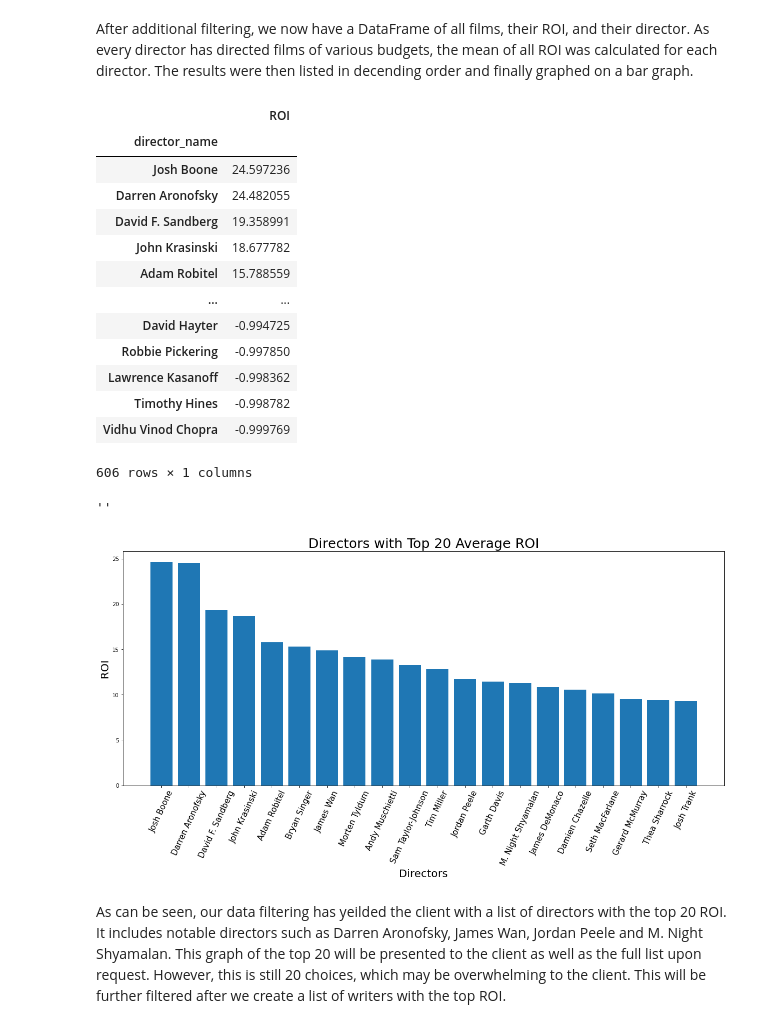
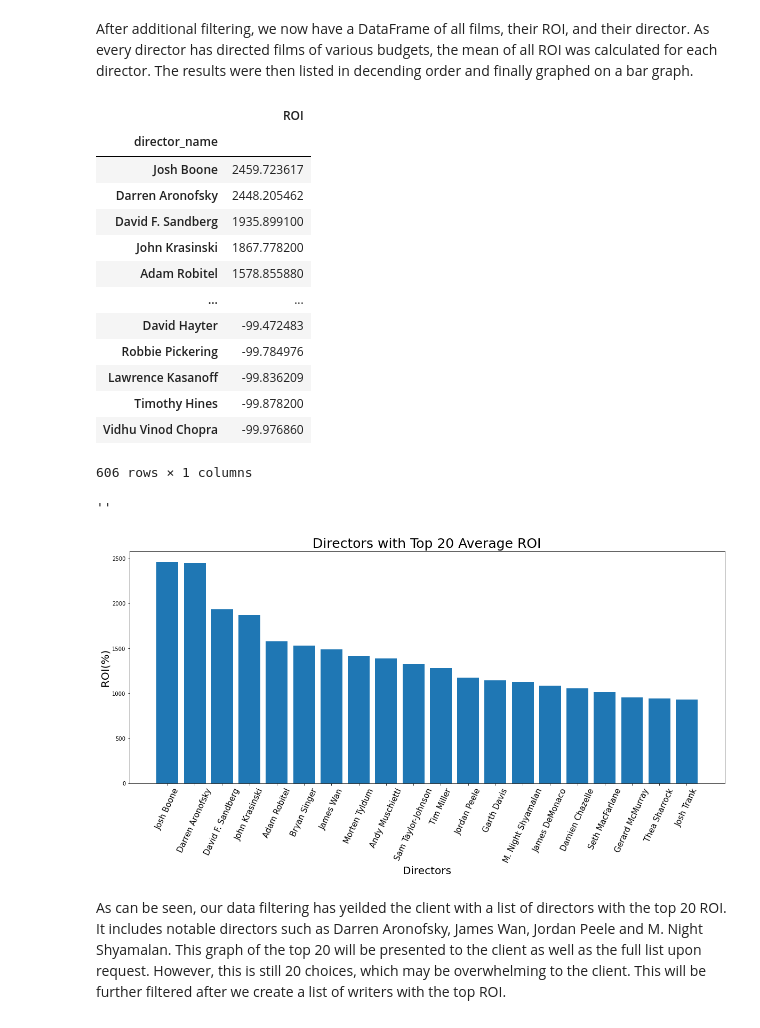
Before and after one commit to soohojp/Phase-1-Project-Best-Team-, a Jupyter notebook: goal_2_nick_w.ipynb, the cells around one changed output. Drawn from its saved outputs; the diff is of its cells as text; code cells hidden in the pictures.

```diff
--- a/goal_2_nick_w.ipynb
+++ b/goal_2_nick_w.ipynb
@@ -25,7 +25,7 @@ tn_movie["worldwide_gross"]=tn_movie["worldwide_gross"].map(lambda x: int(x.repl
 
 
 #Add ROI column - defined as (worldwide_gross - budget)/(worldwide_gross)
-tn_movie["ROI"]= (tn_movie["worldwide_gross"]- tn_movie["production_budget"])/    \
+tn_movie["ROI"]= 100*(tn_movie["worldwide_gross"]- tn_movie["production_budget"])/    \
          tn_movie["production_budget"]
 
 #Add start year as int column
@@ -120,36 +165,36 @@ d_roi
 # %% [output]
 |  | ROI |
 | director_name |  |
-| Josh Boone | 24.597236 |
-| Darren Aronofsky | 24.482055 |
-| David F. Sandberg | 19.358991 |
-| John Krasinski | 18.677782 |
-| Adam Robitel | 15.788559 |
+| Josh Boone | 2459.723617 |
+| Darren Aronofsky | 2448.205462 |
+| David F. Sandberg | 1935.899100 |
+| John Krasinski | 1867.778200 |
+| Adam Robitel | 1578.855880 |
 | ... | ... |
-| David Hayter | -0.994725 |
-| Robbie Pickering | -0.997850 |
-| Lawrence Kasanoff | -0.998362 |
-| Timothy Hines | -0.998782 |
-| Vidhu Vinod Chopra | -0.999769 |
+| David Hayter | -99.472483 |
+| Robbie Pickering | -99.784976 |
+| Lawrence Kasanoff | -99.836209 |
+| Timothy Hines | -99.878200 |
+| Vidhu Vinod Chopra | -99.976860 |
 606 rows × 1 columns
 # %%
 fig, ax = plt.subplots(figsize = (20,8))
 
 d_roi2 = d_roi.head(20)
 
 ax.bar(
     x=d_roi2.index,
     height=d_roi2["ROI"]
 )
 plt.xticks(fontsize = 15, rotation = 65)
 ax.set_title("Directors with Top 20 Average ROI", fontsize = 25)
 ax.set_xlabel("Directors", fontsize =20)
-ax.set_ylabel("ROI", fontsize =20)
+ax.set_ylabel("ROI(%)", fontsize =20)
 # plt.savefig('director_roi.png')
 ;
 # %% [output]
 ''
-[figure, old version]
+[figure, new version]
 # %% [markdown]
 As can be seen, our data filtering has yeilded the client with a list of  directors with the top 20 ROI. It includes notable directors such as Darren Aronofsky, James Wan, Jordan Peele and M. Night Shyamalan. This graph of the top 20 will be presented to the client as well as the full list upon request. However, this is still 20 choices, which may be overwhelming to the client. This will be further filtered after we create a list of writers with the top ROI.
 # %% [markdown]
```
Also changed, not shown: parts of 15 cells of this notebook, 1 other file.
